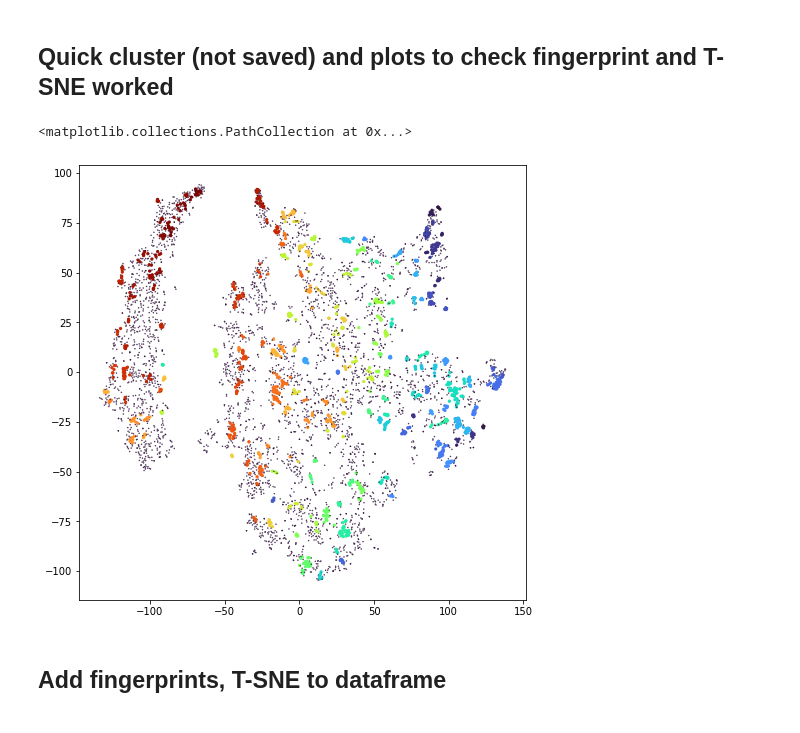
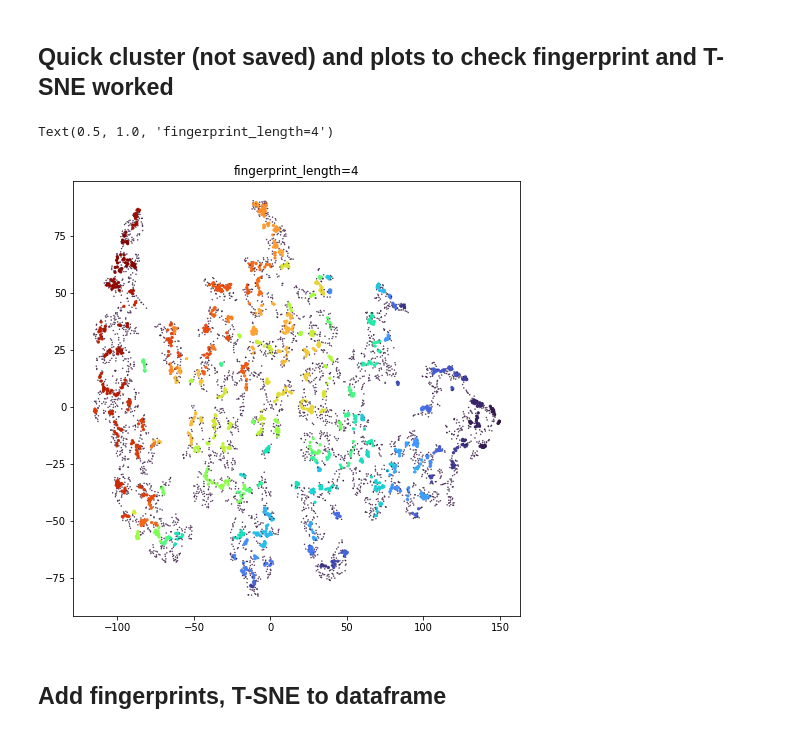
Before and after one commit to ThomasWarford/band-fingerprint, a Jupyter notebook: fingerprint_creation/2dmatpedia.ipynb, the cells around one changed output. Cells and saved outputs as stored; diff of their text form; code cells hidden in the pictures.

Commit message:
changes to allow encoded fingerprint analysis

```diff
--- a/fingerprint_creation/2dmatpedia.ipynb
+++ b/fingerprint_creation/2dmatpedia.ipynb
@@ -93,7 +96,7 @@ def run_trained_model_one_mat(material_id, CNN_model, input_band_image_type, wid
         return output_tensor.flatten().detach().numpy()
 
 # change path to the location of the desired trained model
-model_path = "../autoencoder/trained_models/nearest_12_v1.pkl"
+model_path = "../autoencoder/trained_models/nearest_12_v1_length_{0}.pkl".format(FINGERPRINT_LENGTH)
 # name of the energy{name} folder which holds the input band tensors
 CNN_input_file_index = "_12_nearest_bands"
 # load the model that we have already trained on the data
@@ -122,5 +109,5 @@ print(fingerprint)
 # %%
-def calc_all_k_branches_histogram_fingerprint(material_id, fingerprint_length=FINGERPRINT_LENGTH, e_range=None, normalize=False, shifted=True):
+def calc_all_k_branches_histogram_fingerprint(material_id, fingerprint_length=FINGERPRINT_LENGTH_old, e_range=None, normalize=False, shifted=True):
     filename_bands=DATA_DIRECTORY/f"bands/{material_id}.json"
     if not filename_bands.exists():
         print(f"No such file {filename_bands}")
@@ -151,7 +138,7 @@ fingerprint_functions = {
     "all_k_branches_histogram_all_energies": lambda x: calc_all_k_branches_histogram_fingerprint(x, normalize=False),
     "all_k_branches_histogram_-8_to_8_normed": lambda x: calc_all_k_branches_histogram_fingerprint(x, e_range=[-8, 8], normalize=True),
     "all_k_branches_histogram_all_energies_normed": lambda x: calc_all_k_branches_histogram_fingerprint(x, normalize=True),
-    "12_bands_encoder": lambda x: run_trained_model_one_mat(x, CNN_model=trained_model, input_band_image_type=CNN_input_file_index, width=WIDTH)
+    "12_bands_encoder_L={0}".format(FINGERPRINT_LENGTH): lambda x: run_trained_model_one_mat(x, CNN_model=trained_model, input_band_image_type=CNN_input_file_index, width=WIDTH)
 }
 
 for fingerprint_name in fingerprint_functions:
@@ -201,7 +188,7 @@ np.isnan(fingerprint_array).sum()
 # %% [markdown]
 ## Create T-SNE Reduced Dimension Fingerprints
 # %%
-tsne = manifold.TSNE(n_components=2, early_exaggeration=12.0, init="pca",learning_rate=100, random_state=0, perplexity=PERPLEXITY ,n_iter=10000, verbose=2)
+tsne = manifold.TSNE(n_components=2, early_exaggeration=12.0, init="pca",learning_rate=100, random_state=0, perplexity=30 ,n_iter=10000, verbose=2)
 fingerprint_2d = tsne.fit_transform(fingerprint_array)
 # %% [output]
 [t-SNE] Computing 91 nearest neighbors...
@@ -242,12 +229,13 @@ labels = clusterer.labels_
 # %%
 fig, ax  = plt.subplots(figsize=(8,8))
 size=np.ones((len(labels),1))*5
 size[labels==-1]=0.2
 
 ax.scatter(fingerprint_2d[:,0], fingerprint_2d[:,1],s=size, c=labels*5, cmap="turbo")
+plt.title("fingerprint_length={0}".format(FINGERPRINT_LENGTH))
 # %% [output]
-<matplotlib.collections.PathCollection at 0x...>
+Text(0.5, 1.0, 'fingerprint_length=4')
-[figure, old version]
+[figure, new version]
 # %% [markdown]
 ## Add fingerprints, T-SNE to dataframe
 # %%
```
Also changed, not shown: parts of 7 cells of this notebook, 1 other file.
